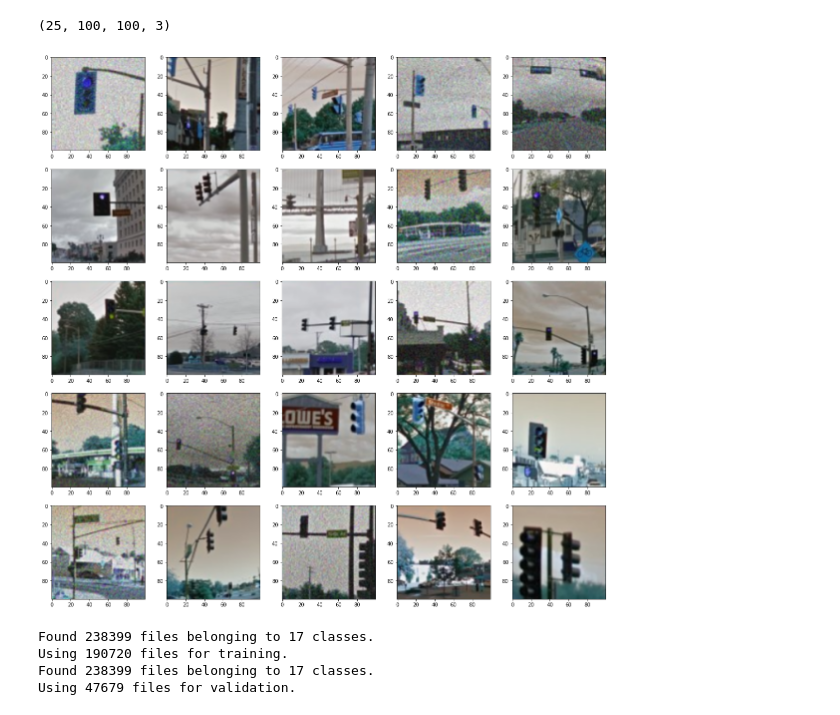
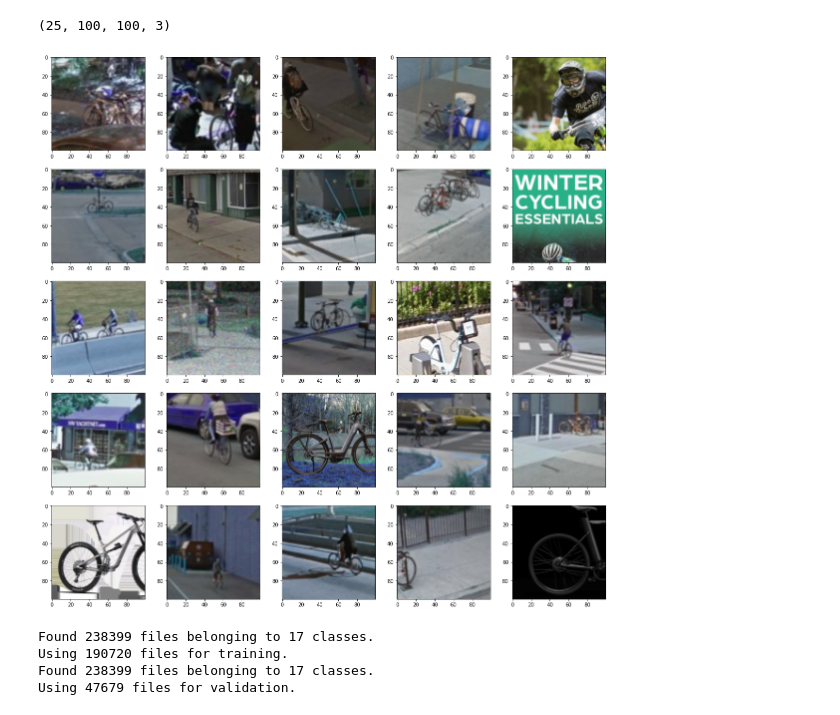
Before and after one commit to toastytato/CAPTCHA_Solver, a Jupyter notebook: Backend/transfer.ipynb, the cells around one changed output. Cells and saved outputs as stored; diff of their text form; code cells hidden in the pictures.

```diff
--- a/Backend/transfer.ipynb
+++ b/Backend/transfer.ipynb
@@ -17,10 +17,12 @@ def get_formatted_images(path, cnt):
 
         img = np.array(Image.open(file_name))
 
-        if img.shape[2] == 4:
+        if len(img.shape) == 2:
+            img = cv2.cvtColor(img, cv2.COLOR_GRAY2BGR)
+        elif img.shape[2] == 4:
             img = cv2.cvtColor(img, cv2.COLOR_RGBA2BGR)
-        elif len(img.shape) == 2:
-            img = cv2.cvtColor(img, cv2.COLOR_GRAY2BGR)
+        #elif len(img.shape) == 2:
+        #    img = cv2.cvtColor(img, cv2.COLOR_GRAY2BGR)
 
         h, w, d = img.shape
         min_dim = min(h, w)
@@ -35,31 +37,31 @@ def get_labels(images, label):
 # %%
 # from helper import get_formatted_images, get_labels
 
-picture = 'Traffic Light'
+picture = 'Bicycle'
 
 #path = 'G:\\My Drive\\School\\6. Spring 2022\\EE379K - COMPUTER VISION\\CAPTCHA Solver\\archive\\Recaptcha Dataset\\Bicycle'
 path = '/Users/andrewwhitaker/Downloads/Recaptcha Dataset/' + picture
 
 num_imgs = 100
 plt.figure(figsize=(20, 20))
 
 # bicycle:
 images = get_formatted_images(path, cnt=num_imgs)
 labels = get_labels(images, picture)
 test_images = []
 
 for i, img in enumerate(images[:25]):
     dim = (100, 100)
     resized = cv2.resize(img, dim, interpolation = cv2.INTER_AREA)
     test_images.append(resized)
     plt.subplot(5, 5, i+1)
     plt.imshow(resized, cmap='gray')
 
 test_images = np.array(test_images)
 print(test_images.shape)
 # %% [output]
 (25, 100, 100, 3)
-[figure, old version]
+[figure, new version]
 # %%
 batch_size = 32
 img_height = 100
```
Also changed, not shown: parts of 5 cells of this notebook, 1 other file.
